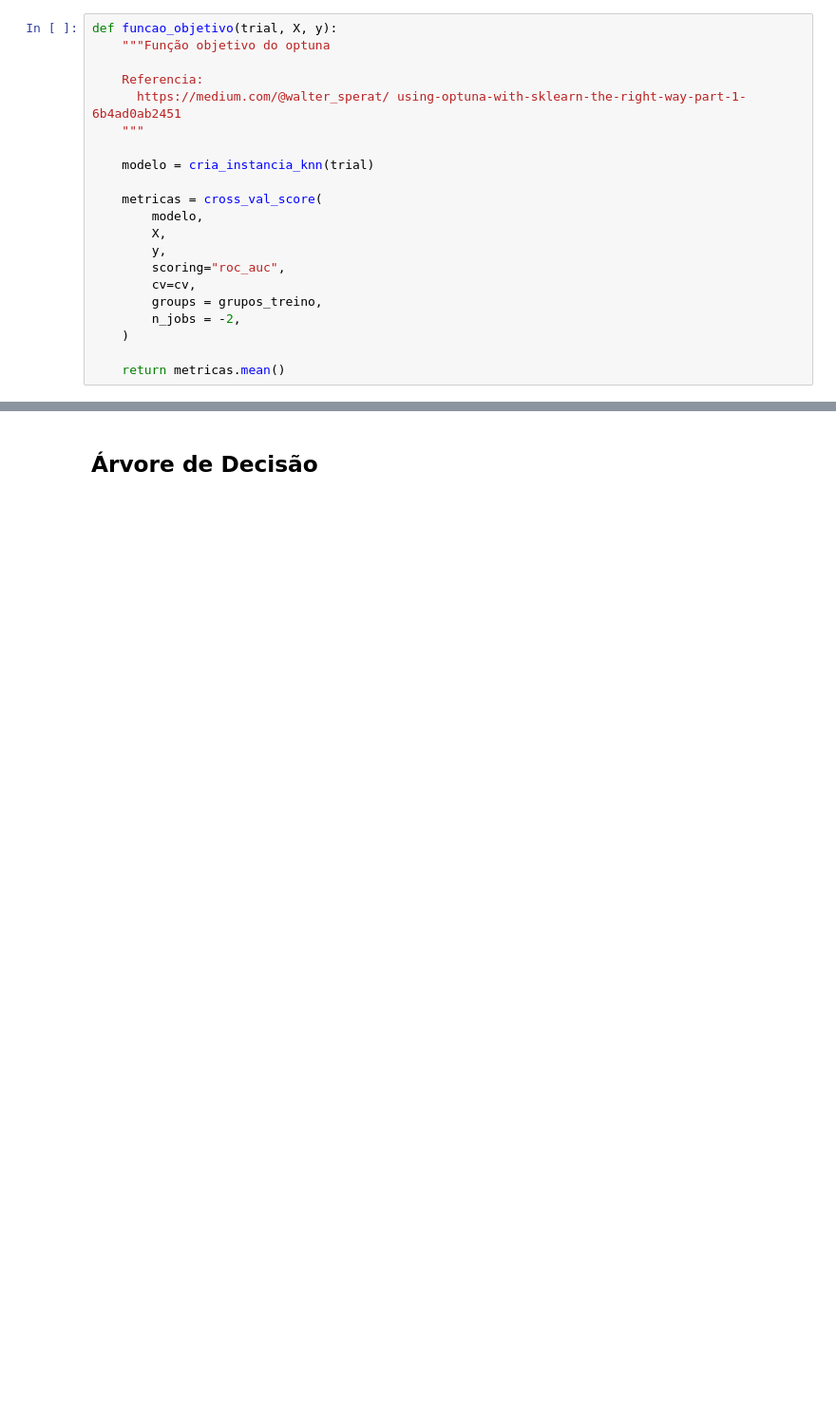
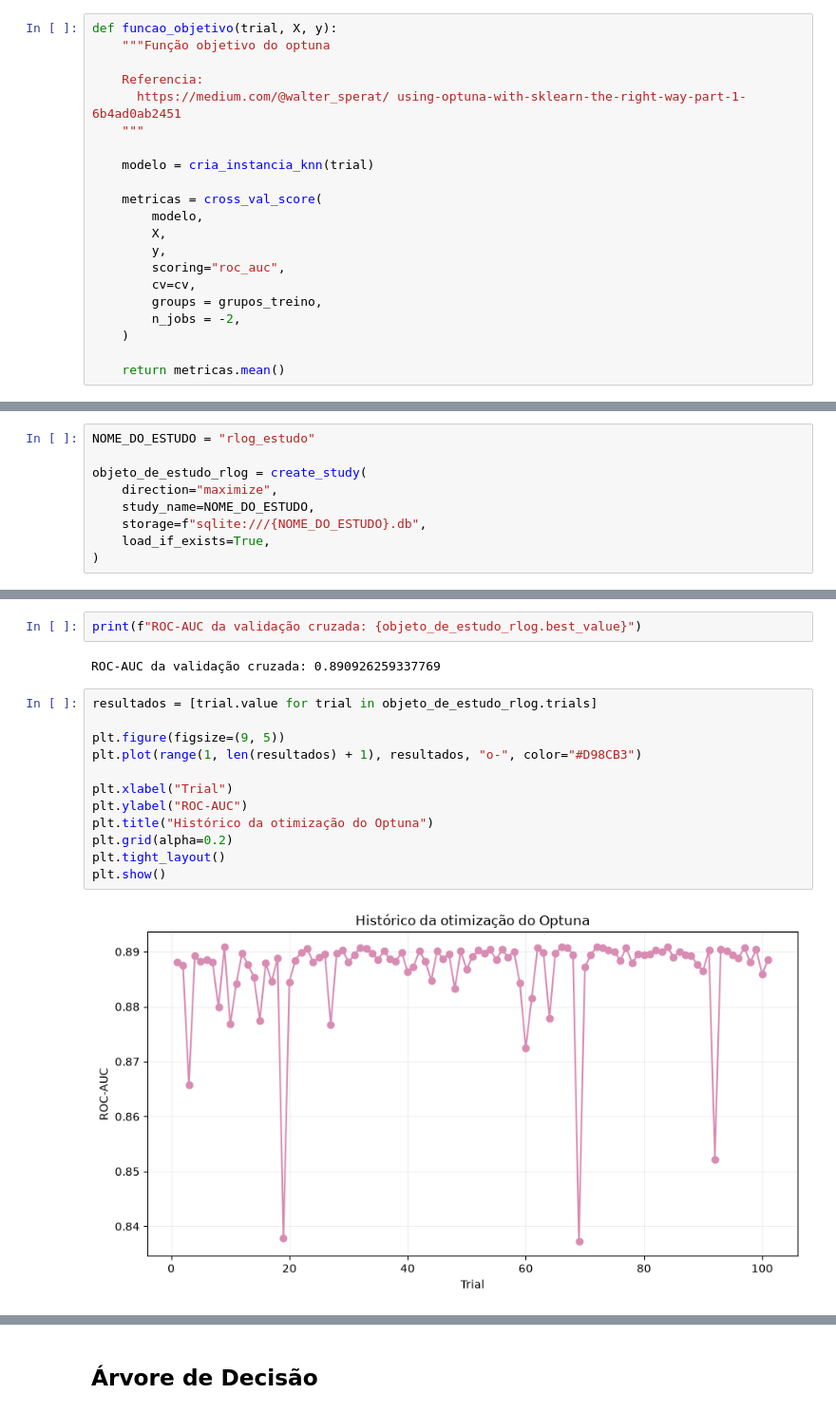
Before and after one commit to Maria-Clara-CosFerreira/brain-permeability-prediction, a Jupyter notebook: Trabalho-Final.ipynb, the cells around one changed output, grey strips where cells are left out. Shown at 95% size. Cells and saved outputs as stored; diff of their text form; blank space fills up the shorter version.

```diff
--- a/Trabalho-Final.ipynb
+++ b/Trabalho-Final.ipynb
@@ -338,0 +504,9 @@ df_resultado_knn
+# %%
+NOME_DO_ESTUDO = "rlog_estudo"
+
+objeto_de_estudo_rlog = create_study(
+    direction="maximize",
+    study_name=NOME_DO_ESTUDO,
+    storage=f"sqlite:///{NOME_DO_ESTUDO}.db",
+    load_if_exists=True,
+)
@@ -338,0 +558,18 @@ df_resultado_knn
+# %%
+print(f"ROC-AUC da validação cruzada: {objeto_de_estudo_rlog.best_value}")
+# %% [output]
+ROC-AUC da validação cruzada: 0.890926259337769
+# %%
+resultados = [trial.value for trial in objeto_de_estudo_rlog.trials]
+
+plt.figure(figsize=(9, 5))
+plt.plot(range(1, len(resultados) + 1), resultados, "o-", color="#D98CB3")
+
+plt.xlabel("Trial")
+plt.ylabel("ROC-AUC")
+plt.title("Histórico da otimização do Optuna")
+plt.grid(alpha=0.2)
+plt.tight_layout()
+plt.show()
+# %% [output]
+[figure, added]
```
Also changed, not shown: parts of 54 cells of this notebook.
